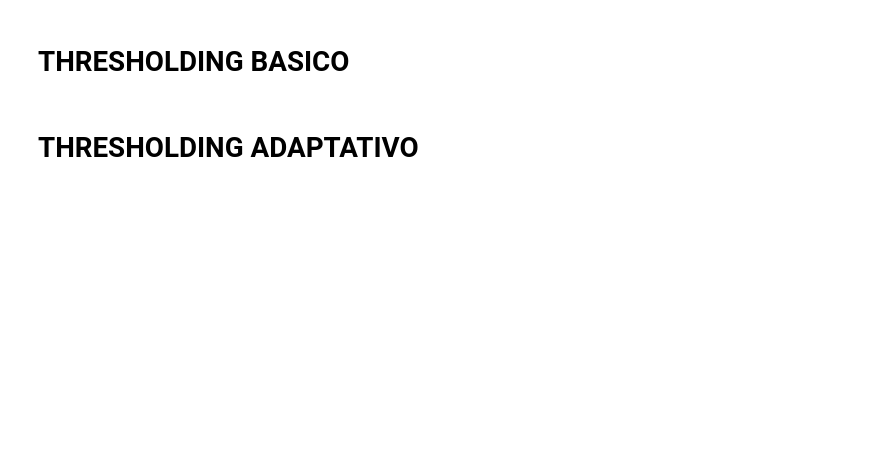
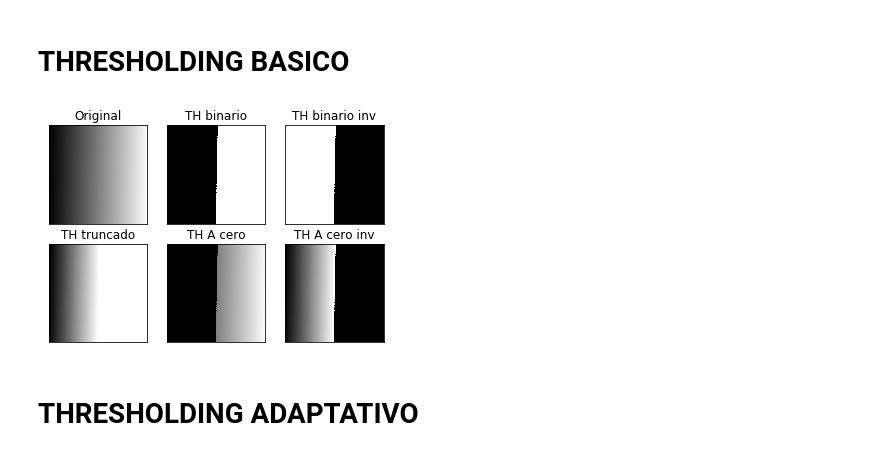
Before and after one commit to waltermayor/DigitalImageProcessing_colab, a Jupyter notebook: Clase7_segmentacion.ipynb, the cells around one changed output. Cells and saved outputs as stored; diff of their text form; code cells hidden in the pictures; blank space fills up the shorter version.

```diff
--- a/Clase7_segmentacion.ipynb
+++ b/Clase7_segmentacion.ipynb
@@ -22,24 +29,32 @@ os.chdir(path)
 # %%
 
 
 ##Codigo bajado de:
 ##http://docs.opencv.org/trunk/d7/d4d/tutorial_py_thresholding.html
 
-img = cv2.imread("../Clase7/imgex/gradient.png",0)
+img = cv2.imread("gradient.png",0)
 ret, th1 = cv2.threshold(img,127,255,cv2.THRESH_BINARY)
 ret, th2 = cv2.threshold(img, 127,255,cv2.THRESH_BINARY_INV)
 ret, th3 = cv2.threshold(img, 127,255,cv2.THRESH_TRUNC)
 ret, th4 = cv2.threshold(img, 127,255,cv2.THRESH_TOZERO)
 ret, th5 = cv2.threshold(img, 127,255,cv2.THRESH_TOZERO_INV)
 
 plt.subplot(2,3,1), plt.imshow(img,'gray'), plt.title("Original")
+plt.xticks([]), plt.yticks([])
 plt.subplot(2,3,2), plt.imshow(th1,'gray'), plt.title("TH binario")
+plt.xticks([]), plt.yticks([])
 plt.subplot(2,3,3), plt.imshow(th2,'gray'), plt.title("TH binario inv")
+plt.xticks([]), plt.yticks([])
 plt.subplot(2,3,4), plt.imshow(th3,'gray'), plt.title("TH truncado")
+plt.xticks([]), plt.yticks([])
 plt.subplot(2,3,5), plt.imshow(th4,'gray'), plt.title("TH A cero")
+plt.xticks([]), plt.yticks([])
 plt.subplot(2,3,6), plt.imshow(th5,'gray'), plt.title("TH A cero inv")
+plt.xticks([]), plt.yticks([])
 
 plt.show()
+# %% [output]
+[figure, added]
 # %% [markdown]
 # **THRESHOLDING** ADAPTATIVO
 # %%
```
Also changed, not shown: parts of 3 cells of this notebook.
